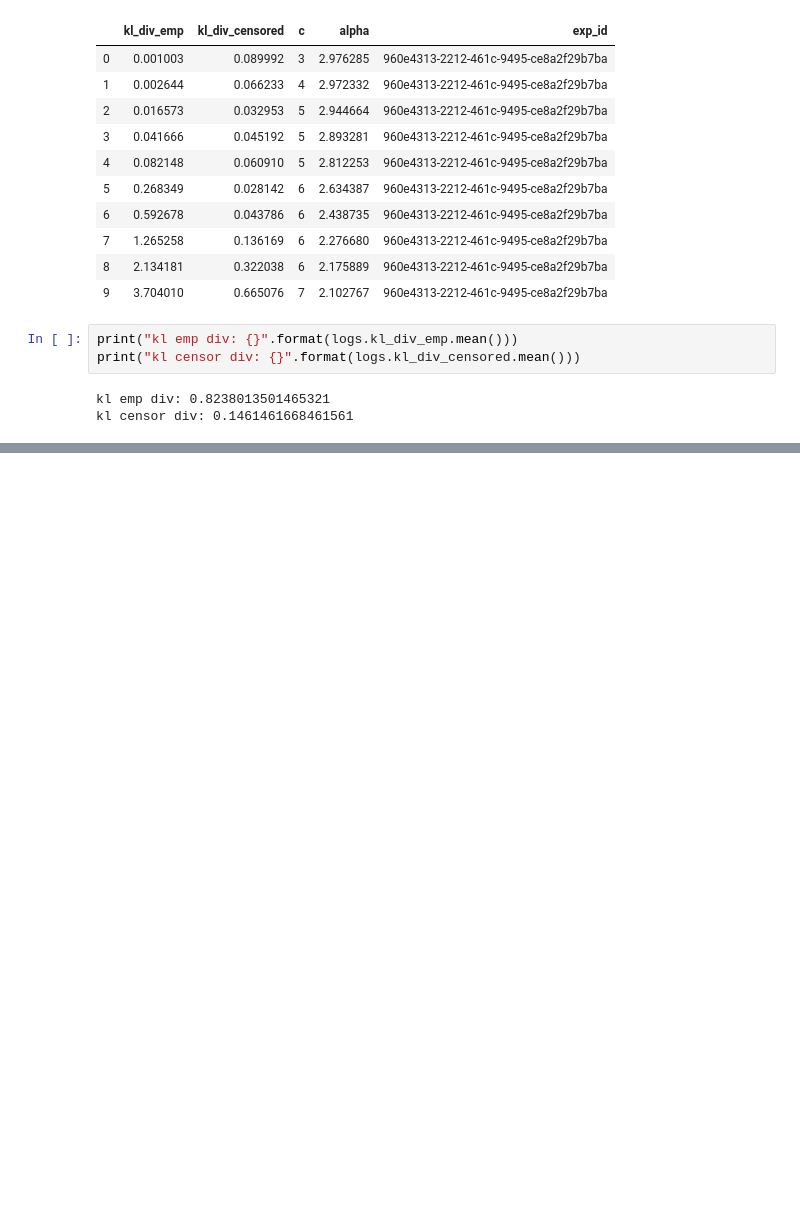
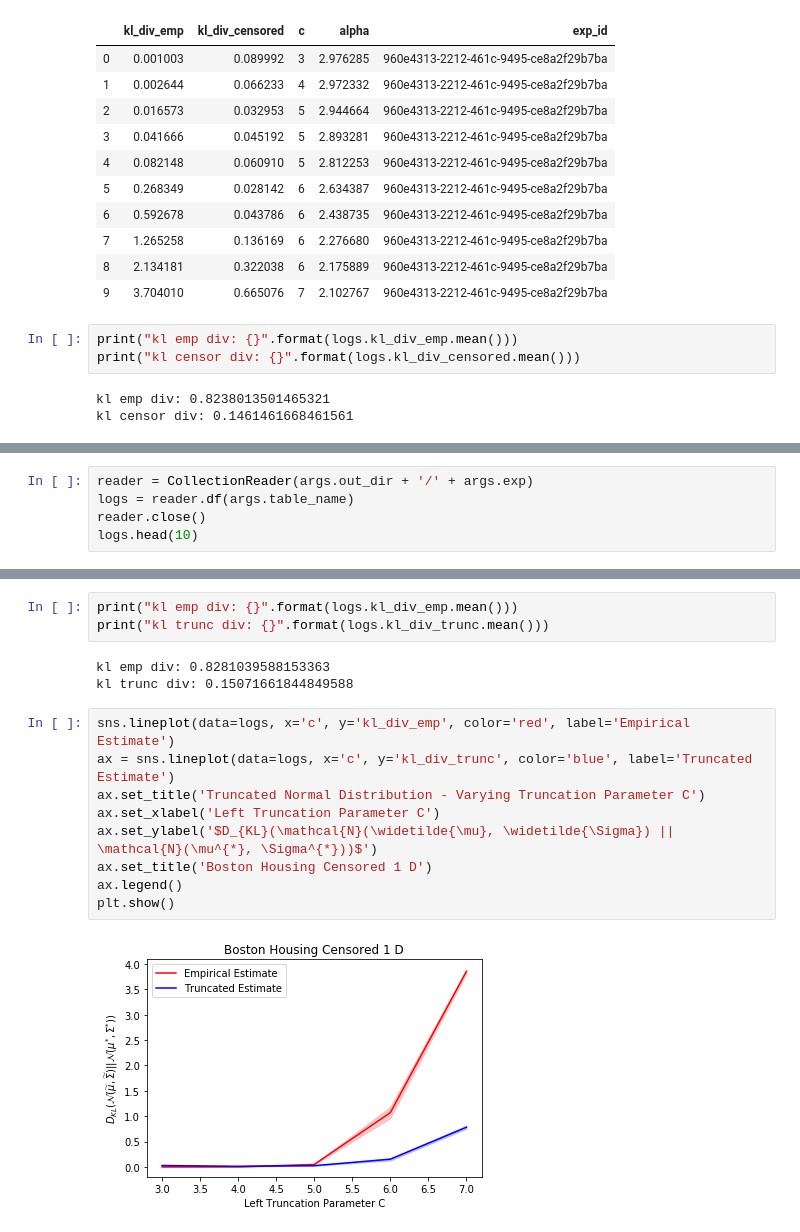
Before and after one commit to pstefanou12/Censored-Normal-Distributions, a Jupyter notebook: Boston.ipynb, the cells around one changed output, grey strips where cells are left out. Cells and saved outputs as stored; diff of their text form; blank space fills up the shorter version.

Commit message:
adding truncated to the bost experiment.

```diff
--- a/Boston.ipynb
+++ b/Boston.ipynb
@@ -384,0 +480,5 @@ tensor([-0.6663, -2.3218,  0.3456,  1.4994,  1.4930], requires_grad=True)
+# %%
+reader = CollectionReader(args.out_dir + '/' + args.exp)
+logs = reader.df(args.table_name)
+reader.close()
+logs.head(10)
@@ -384,0 +505,17 @@ tensor([-0.6663, -2.3218,  0.3456,  1.4994,  1.4930], requires_grad=True)
+# %%
+print("kl emp div: {}".format(logs.kl_div_emp.mean()))
+print("kl trunc div: {}".format(logs.kl_div_trunc.mean()))
+# %% [output]
+kl emp div: 0.8281039588153363
+kl trunc div: 0.15071661844849588
+# %%
+sns.lineplot(data=logs, x='c', y='kl_div_emp', color='red', label='Empirical Estimate')
+ax = sns.lineplot(data=logs, x='c', y='kl_div_trunc', color='blue', label='Truncated Estimate')
+ax.set_title('Truncated Normal Distribution - Varying Truncation Parameter C')
+ax.set_xlabel('Left Truncation Parameter C')
+ax.set_ylabel('$D_{KL}(\mathcal{N}(\widetilde{\mu}, \widetilde{\Sigma}) || \mathcal{N}(\mu^{*}, \Sigma^{*}))$')
+ax.set_title('Boston Housing Censored 1 D')
+ax.legend()
+plt.show()
+# %% [output]
+[figure, added]
```
Also changed, not shown: parts of 19 cells of this notebook.
